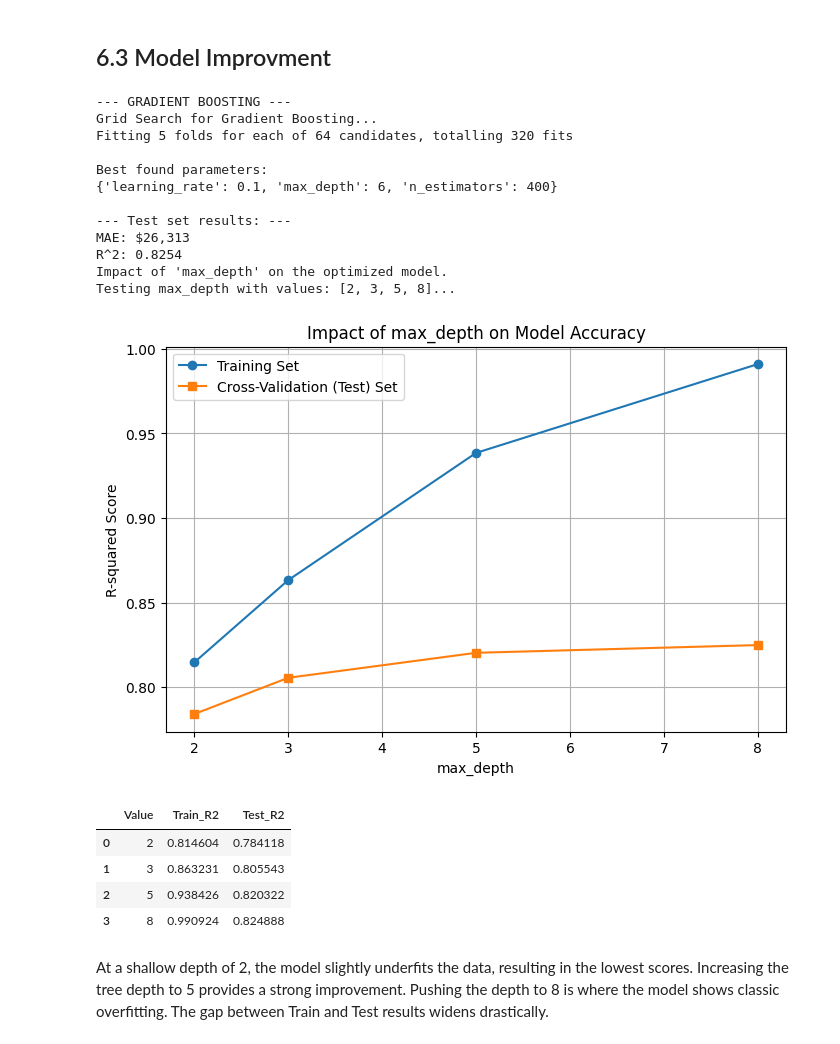
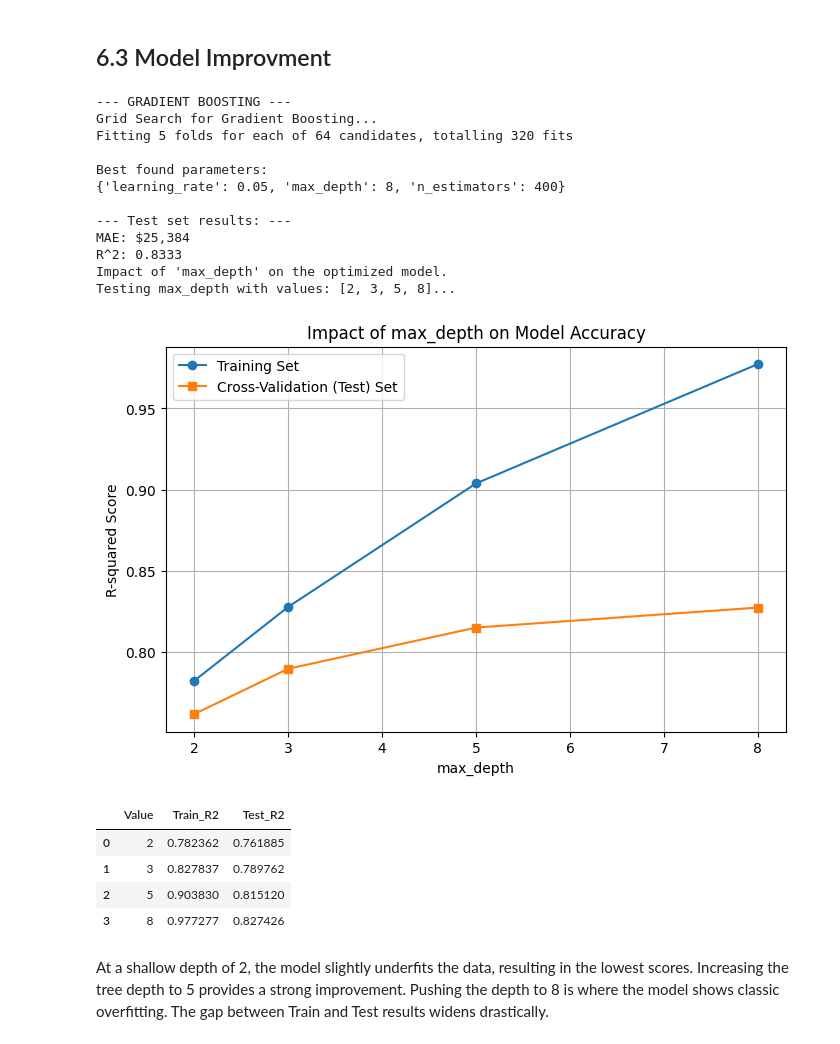
Before and after one commit to Projekty-IiE/NeuralEnjoyers, a Jupyter notebook: ML_Regression/ML_Regression.ipynb, the cells around one changed output. Cells and saved outputs as stored; diff of their text form; code cells hidden in the pictures.

```diff
--- a/ML_Regression/ML_Regression.ipynb
+++ b/ML_Regression/ML_Regression.ipynb
@@ -531,7 +531,7 @@ print("--- GRADIENT BOOSTING ---")
 param_grid_gbr = {
     'n_estimators': [100, 200, 300, 400],
     'learning_rate': [0.01, 0.05, 0.1, 0.2],
-    'max_depth': [3, 4, 5, 6]
+    'max_depth': [2, 3, 5, 8]
 }
 
 gbr_base = GradientBoostingRegressor(random_state=67)
@@ -558,42 +558,42 @@ print(grid_search_gbr.best_params_)
 
 gbr_final_preds = best_gbr_model.predict(X_test)
 
 print("\n--- Test set results: ---")
 print(f"MAE: ${mean_absolute_error(y_test, gbr_final_preds):,.0f}")
 print(f"R^2: {r2_score(y_test, gbr_final_preds):.4f}")
 
 # analysis of tree depth impact on the optimized model
 
 print("Impact of 'max_depth' on the optimized model.")
 
 gbr_results = run_sklearn_experiment(
     model=best_gbr_model,
     param_name='max_depth',
     param_values=[2, 3, 5, 8],
     X_train=X_train,
     y_train=y_train
 )
 
 display(gbr_results)
 # %% [output]
 --- GRADIENT BOOSTING ---
 Grid Search for Gradient Boosting...
 Fitting 5 folds for each of 64 candidates, totalling 320 fits
 
 Best found parameters:
-{'learning_rate': 0.1, 'max_depth': 6, 'n_estimators': 400}
+{'learning_rate': 0.05, 'max_depth': 8, 'n_estimators': 400}
 
 --- Test set results: ---
-MAE: $26,313
-R^2: 0.8254
+MAE: $25,384
+R^2: 0.8333
 Impact of 'max_depth' on the optimized model.
 Testing max_depth with values: [2, 3, 5, 8]...
-[figure, old version]
+[figure, new version]
 |  | Value | Train_R2 | Test_R2 |
-| 0 | 2 | 0.814604 | 0.784118 |
-| 1 | 3 | 0.863231 | 0.805543 |
-| 2 | 5 | 0.938426 | 0.820322 |
-| 3 | 8 | 0.990924 | 0.824888 |
+| 0 | 2 | 0.782362 | 0.761885 |
+| 1 | 3 | 0.827837 | 0.789762 |
+| 2 | 5 | 0.903830 | 0.815120 |
+| 3 | 8 | 0.977277 | 0.827426 |
 # %% [markdown]
 At a shallow depth of 2, the model slightly underfits the data, resulting in the lowest scores. Increasing the tree depth to 5 provides a strong improvement. Pushing the depth to 8 is where the model shows classic overfitting. The gap between Train and Test results widens drastically.
 # %% [markdown]
```
Also changed, not shown: parts of 2 cells of this notebook.
